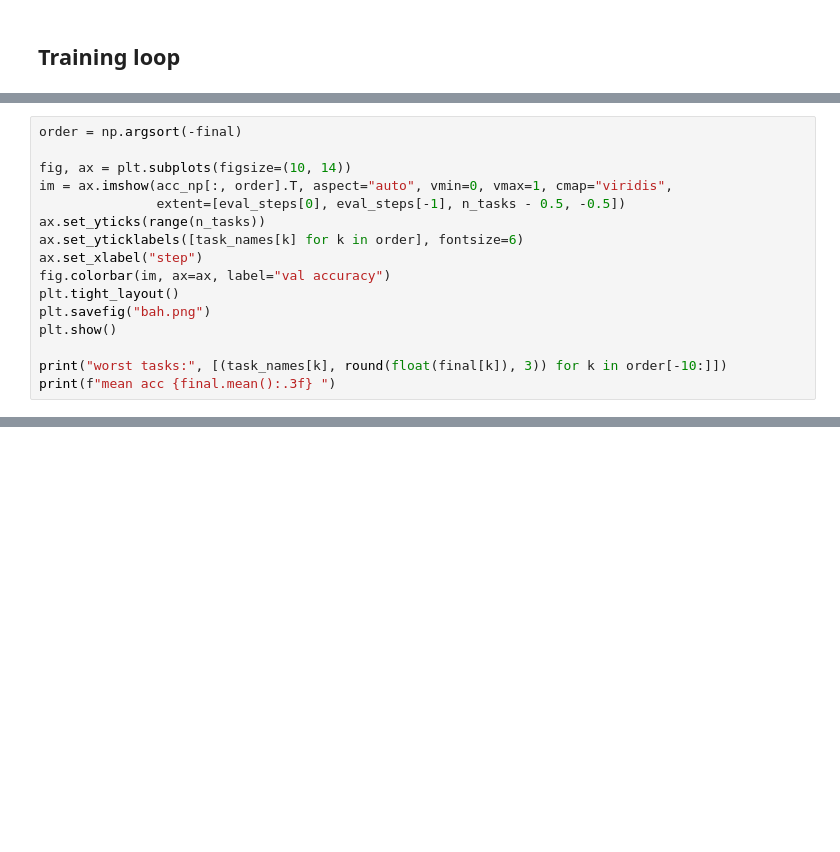
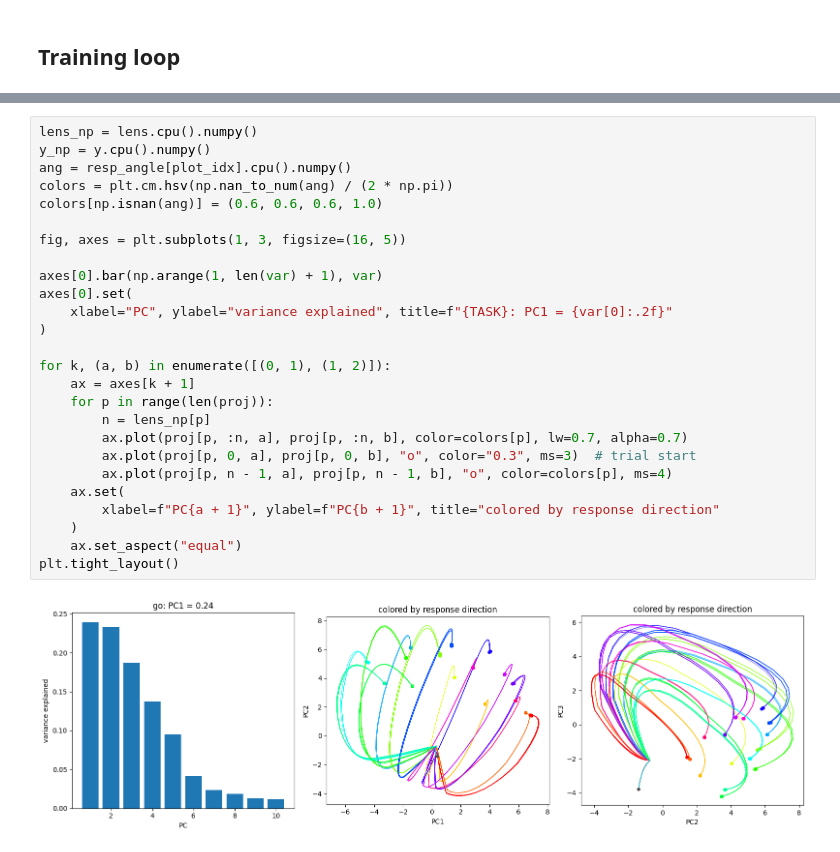
Before and after one commit to clewis7/mech-interp-sandbox, a Jupyter notebook: modcog-rnn/train_modcog_rnn.ipynb, the cells around one changed output, grey strips where cells are left out. Cells and saved outputs as stored; diff of their text form; blank space fills up the shorter version.

```diff
--- a/modcog-rnn/train_modcog_rnn.ipynb
+++ b/modcog-rnn/train_modcog_rnn.ipynb
@@ -260,16 +177,0 @@ plt.tight_layout()
-# %%
-order = np.argsort(-final)
-
-fig, ax = plt.subplots(figsize=(10, 14))
-im = ax.imshow(acc_np[:, order].T, aspect="auto", vmin=0, vmax=1, cmap="viridis",
-               extent=[eval_steps[0], eval_steps[-1], n_tasks - 0.5, -0.5])
-ax.set_yticks(range(n_tasks))
-ax.set_yticklabels([task_names[k] for k in order], fontsize=6)
-ax.set_xlabel("step")
-fig.colorbar(im, ax=ax, label="val accuracy")
-plt.tight_layout()
-plt.savefig("bah.png")
-plt.show()
-
-print("worst tasks:", [(task_names[k], round(float(final[k]), 3)) for k in order[-10:]])
-print(f"mean acc {final.mean():.3f} ")
@@ -377,0 +231,28 @@ saved modcog_rnn.pt
+# %%
+lens_np = lens.cpu().numpy()
+y_np = y.cpu().numpy()
+ang = resp_angle[plot_idx].cpu().numpy()
+colors = plt.cm.hsv(np.nan_to_num(ang) / (2 * np.pi))
+colors[np.isnan(ang)] = (0.6, 0.6, 0.6, 1.0)
+
+fig, axes = plt.subplots(1, 3, figsize=(16, 5))
+
+axes[0].bar(np.arange(1, len(var) + 1), var)
+axes[0].set(
+    xlabel="PC", ylabel="variance explained", title=f"{TASK}: PC1 = {var[0]:.2f}"
+)
+
+for k, (a, b) in enumerate([(0, 1), (1, 2)]):
+    ax = axes[k + 1]
+    for p in range(len(proj)):
+        n = lens_np[p]
+        ax.plot(proj[p, :n, a], proj[p, :n, b], color=colors[p], lw=0.7, alpha=0.7)
+        ax.plot(proj[p, 0, a], proj[p, 0, b], "o", color="0.3", ms=3)  # trial start
+        ax.plot(proj[p, n - 1, a], proj[p, n - 1, b], "o", color=colors[p], ms=4)
+    ax.set(
+        xlabel=f"PC{a + 1}", ylabel=f"PC{b + 1}", title="colored by response direction"
+    )
+    ax.set_aspect("equal")
+plt.tight_layout()
+# %% [output]
+[figure, added]
```
Also changed, not shown: parts of 27 cells of this notebook, 13 other files.
